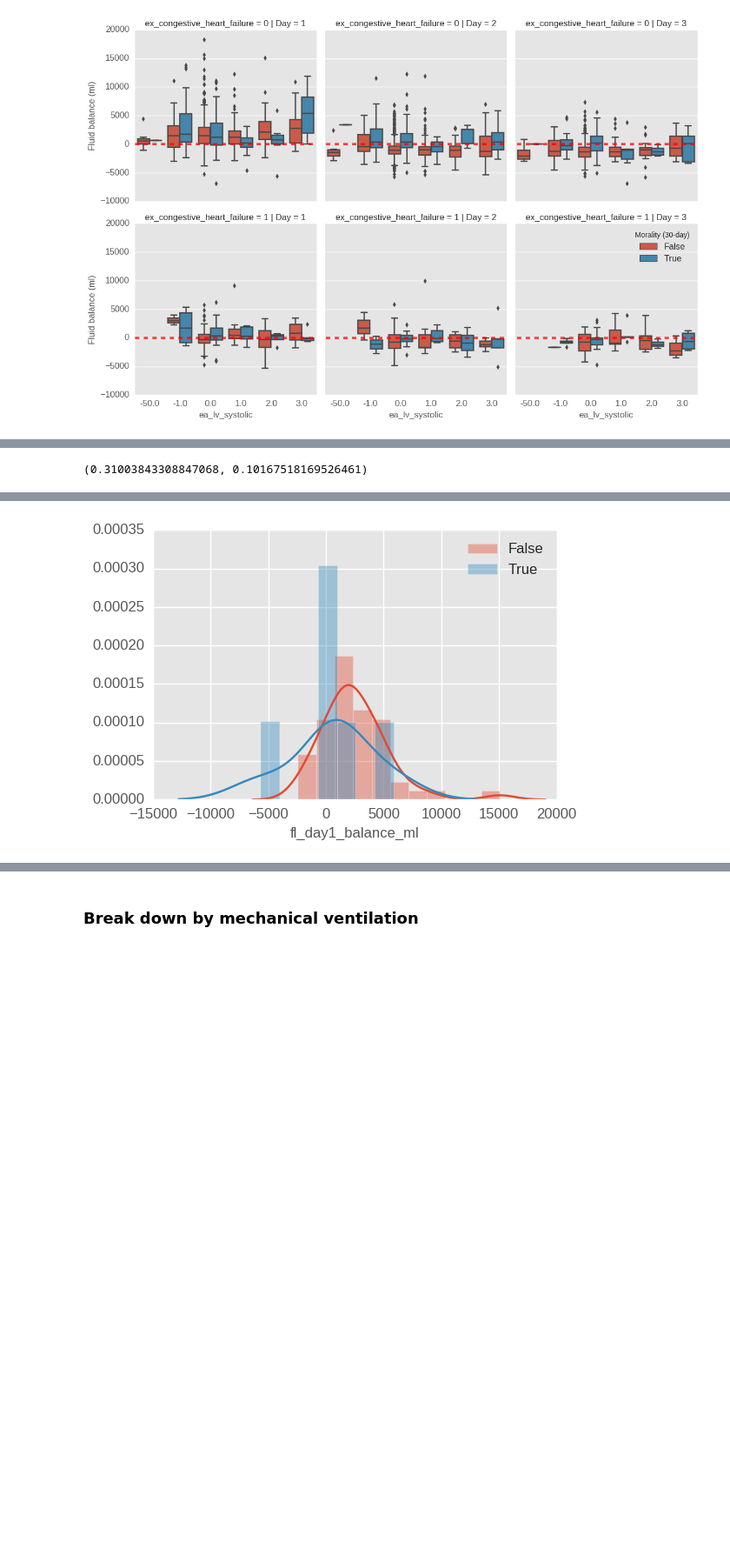
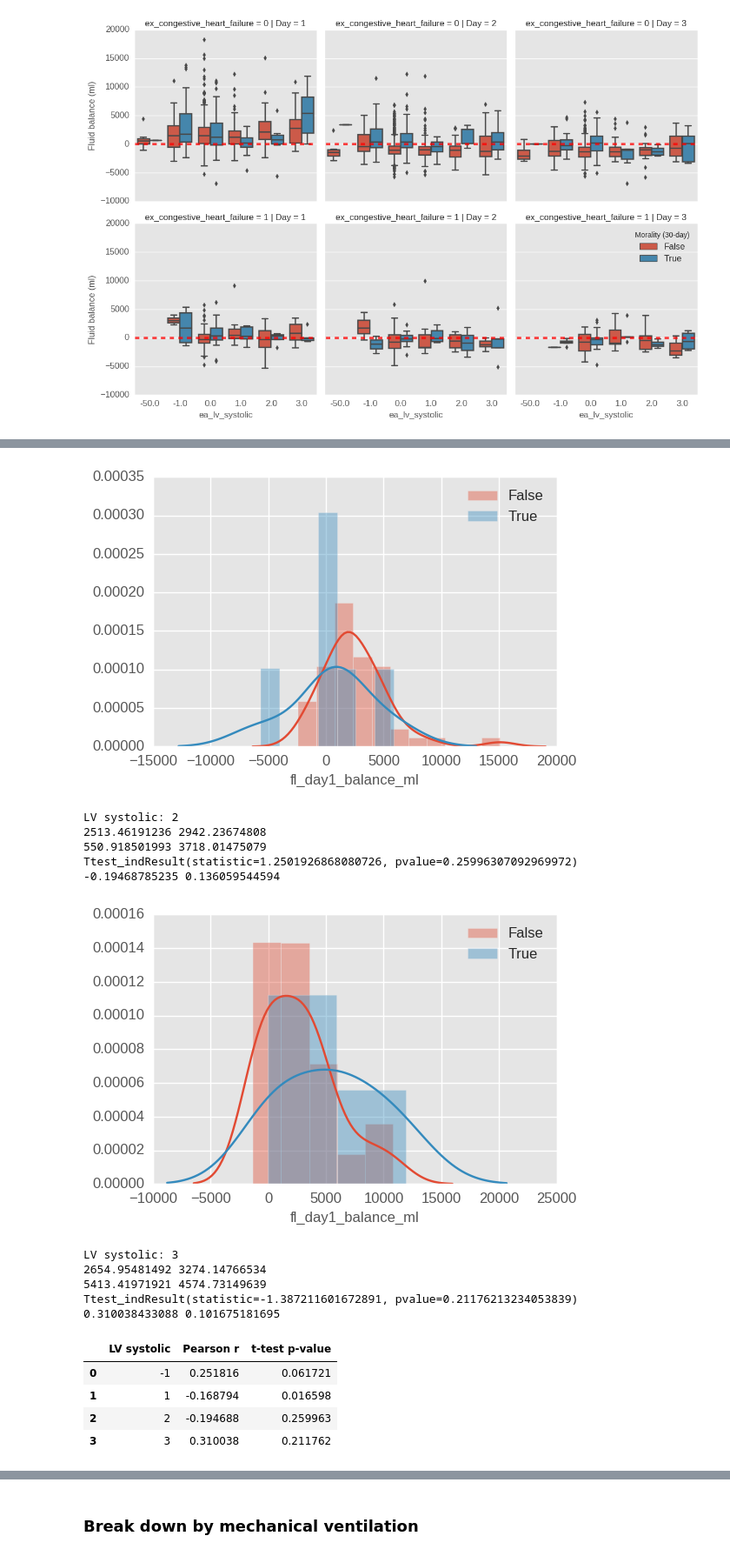
Before and after one commit to yhtgrace/echo, a Jupyter notebook: notebooks/161206_model_exploration_TB.ipynb, the cells around one changed output, grey strips where cells are left out. Shown at 87% size. Drawn from its saved outputs; the diff is of its cells as text; code cells hidden in the pictures; blank space fills up the shorter version.

```diff
--- a/notebooks/161206_model_exploration_TB.ipynb
+++ b/notebooks/161206_model_exploration_TB.ipynb
@@ -375,9 +499,3 @@ plt.legend(loc='best', title='Morality (30-day)')
 # %% [output]
 <matplotlib.legend.Legend at 0x...>
 [figure]
-# %%
-filter = (ef.ex_congestive_heart_failure == 0) & (ef.ea_lv_systolic == 3) & (ef.fl_day1_balance_ml >= -7000)
-group_0 = ef.loc[filter & (ef.day30_mortality == False)].fl_day1_balance_ml
-group_0 = group_0.dropna()
-group_1 = ef.loc[filter & (ef.day30_mortality == True)].fl_day1_balance_ml
-group_1 = group_1.dropna()
@@ -399,24 +502,36 @@ Ttest_indResult(statistic=-1.387211601672891, pvalue=0.21176213234053839)
-# %%
-from scipy.stats import pearsonr
-data = ef.loc[filter,['fl_day1_balance_ml', 'day30_mortality']].dropna()
-pearsonr(data.fl_day1_balance_ml, data.day30_mortality)
-# %% [output]
-(0.31003843308847068, 0.10167518169526461)
 # %%
-filter = (ef.ex_congestive_heart_failure == 0) & (ef.ea_lv_systolic == 2) & (ef.fl_day1_balance_ml >= -7000)
-group_0 = ef.loc[filter & (ef.day30_mortality == False)].fl_day1_balance_ml
-group_0 = group_0.dropna()
-group_1 = ef.loc[filter & (ef.day30_mortality == True)].fl_day1_balance_ml
-group_1 = group_1.dropna()
+from scipy.stats import ttest_ind
+from scipy.stats import pearsonr
+statistics = []
+for systolic_flag in [-1, 1, 2, 3]:
+    filter = (ef.ex_congestive_heart_failure == 0) & (ef.ea_lv_systolic == systolic_flag)
+    filter &= (ef.fl_day1_balance_ml >= -7000)
+    group_0 = ef.loc[filter & (ef.day30_mortality == False)].fl_day1_balance_ml
+    group_0 = group_0.dropna()
+    group_1 = ef.loc[filter & (ef.day30_mortality == True)].fl_day1_balance_ml
+    group_1 = group_1.dropna()
 
-sns.distplot(group_0, label='False')
-sns.distplot(group_1, label='True')
-plt.legend()
-print(group_0.mean(), group_0.std())
-print(group_1.mean(), group_1.std())
+    f = plt.figure()
+    sns.distplot(group_0, label='False')
+    sns.distplot(group_1, label='True')
+    plt.legend()
+    display(f)
+    plt.close()
+    print('LV systolic:', systolic_flag)
+    print(group_0.mean(), group_0.std())
+    print(group_1.mean(), group_1.std())
 
-
-print(ttest_ind(group_0, group_1, equal_var=False))
-data = ef.loc[filter,['fl_day1_balance_ml', 'day30_mortality']].dropna()
-print(pearsonr(data.fl_day1_balance_ml, data.day30_mortality))
+    stats = {}
+    ttest = ttest_ind(group_0, group_1, equal_var=False)
+    print(ttest)
+    stats['t-test p-value'] = ttest.pvalue
+    data = ef.loc[filter,['fl_day1_balance_ml', 'day30_mortality']].dropna()
+    r, pval = pearsonr(data.fl_day1_balance_ml, data.day30_mortality)
+    print(r, pval)
+    stats['Pearson r'] = r
+    stats['LV systolic'] = systolic_flag
+    statistics.append(stats)
+    print('')
+statistics = pd.DataFrame(statistics)
+statistics
 # %% [output]
@@ -427 +543,0 @@ Ttest_indResult(statistic=1.2501926868080726, pvalue=0.25996307092969972)
-[figure, old version]
@@ -427,0 +550,17 @@ Ttest_indResult(statistic=1.2501926868080726, pvalue=0.25996307092969972)
+[figure, added]
+LV systolic: 2
+2513.46191236 2942.23674808
+550.918501993 3718.01475079
+Ttest_indResult(statistic=1.2501926868080726, pvalue=0.25996307092969972)
+-0.19468785235 0.136059544594
+[figure, added]
+LV systolic: 3
+2654.95481492 3274.14766534
+5413.41971921 4574.73149639
+Ttest_indResult(statistic=-1.387211601672891, pvalue=0.21176213234053839)
+0.310038433088 0.101675181695
+|  | LV systolic | Pearson r | t-test p-value |
+| 0 | -1 | 0.251816 | 0.061721 |
+| 1 | 1 | -0.168794 | 0.016598 |
+| 2 | 2 | -0.194688 | 0.259963 |
+| 3 | 3 | 0.310038 | 0.211762 |
```
Also changed, not shown: parts of 13 cells of this notebook.
